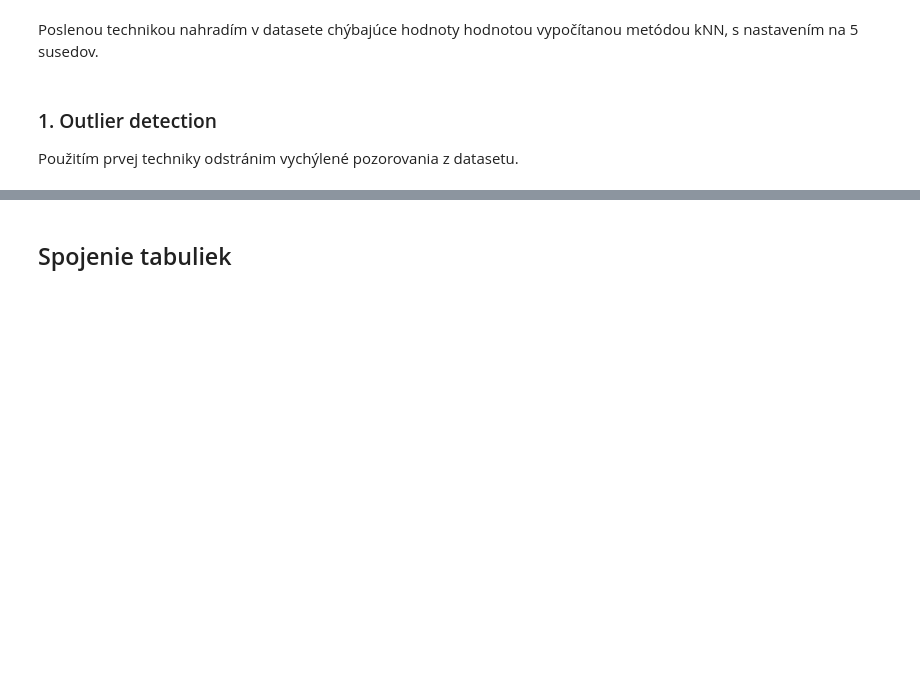
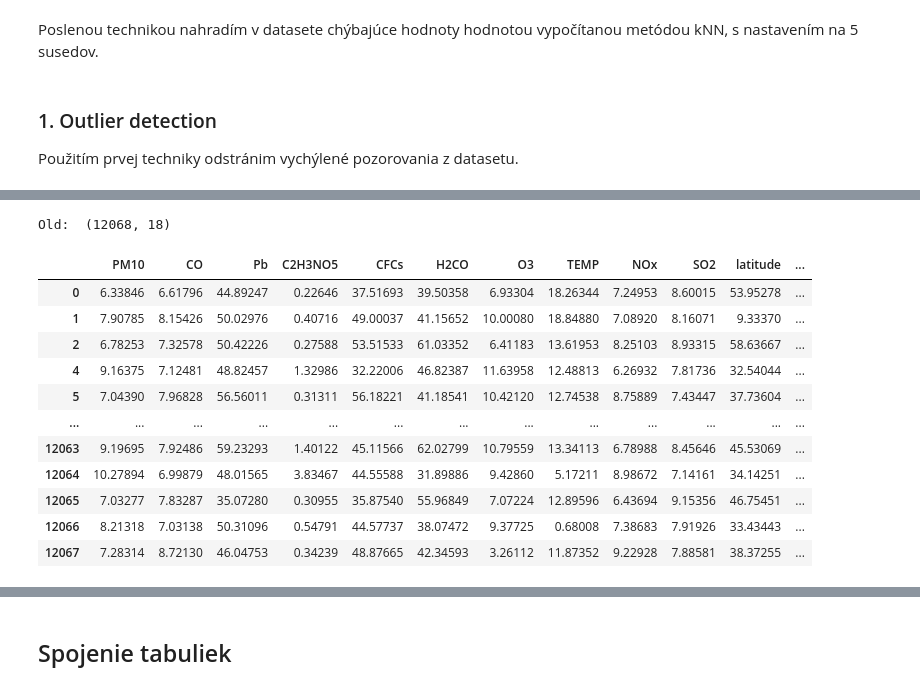
Before and after one commit to berny-29/IAU, a Jupyter notebook: project_2.ipynb, the cells around one changed output, grey strips where cells are left out. Saved outputs shown, nothing was run; the diff lists cells and outputs as text; code cells hidden in the pictures; blank space fills up the shorter version.

```diff
--- a/project_2.ipynb
+++ b/project_2.ipynb
@@ -117,19 +152,3 @@ Xtrans = imputer.transform(X)
 # %% [markdown]
 ### 1. Outlier detection
 Použitím prvej techniky odstránim vychýlené pozorovania z datasetu.
-# %%
-print("Old: ", measurements_data.shape)
-for col in measurements_data_out:
-    Q1 = np.percentile(measurements_data_out[col], 25, method = 'midpoint')
-    Q3 = np.percentile(measurements_data_out[col], 75, method = 'midpoint')
-    IQR = Q3 - Q1
-
-    upper = np.where(measurements_data_out[col] >= (Q3+1.5*IQR))
-    lower = np.where(measurements_data_out[col] <= (Q1-1.5*IQR))
-
-for i in range(len(upper)):
-    measurements_data_out.drop(upper[i], inplace = True)
-for j in range(len(lower)):
-    measurements_data_out.drop(lower[i], inplace = True)
-
-print("New: ", measurements_data.shape)
@@ -195,0 +155,64 @@ Users of the modes 'nearest', 'lower', 'higher', or 'midpoint' are encouraged to
+# %%
+measurements_data_out = measurements_data_knn.copy(deep=True)
+measurements_data_out_drop = measurements_data_knn.copy(deep=True)
+
+print("Old: ", measurements_data_out.shape)
+
+def identify_outliers(a):
+    lower = a.quantile(0.25) - 1.5 * stats.iqr(a)
+    upper = a.quantile(0.75) + 1.5 * stats.iqr(a)
+
+    return a[(a > upper) | (a < lower)]
+
+def get5_95(a):
+    lower = a.quantile(0.25) - 1.5 * stats.iqr(a)
+    upper = a.quantile(0.75) + 1.5 * stats.iqr(a)
+
+    return [lower, upper]
+
+
+measurements_outliers = {}
+measurements_5_95 = {}
+
+for column in chemicals:
+    measurements_outliers[column] = identify_outliers(measurements_data_out[column])
+    measurements_5_95[column] = get5_95(measurements_data_out[column])
+
+outliers = pd.DataFrame(data=measurements_outliers)
+
+# drop
+measurements_data_out_drop = measurements_data_out_drop.drop(outliers.index)
+display(measurements_data_out_drop)
+
+# nahradenie hraničnými hodnotami (5% / 95%)?
+for column in chemicals:
+    for u in outliers[column].loc[~outliers[column].isnull()]:
+        if u <= measurements_5_95[column][0]:
+            u = measurements_5_95[column][0]
+        else:
+            u = measurements_5_95[column][1]
+
+new_column_names=['latitude', 'longitude', 'warning']
+outliers = pd.DataFrame(outliers, columns=column_names_measurements)
+
+outliers = outliers.fillna(measurements_data_out)
+
+
+measurements_data_out.loc[outliers.index] = np.nan
+measurements_data_out = measurements_data_out.combine_first(outliers)
+
+measurements_data_out
+# %% [output]
+Old:  (12068, 18)
+|  | PM10 | CO | Pb | C2H3NO5 | CFCs | H2CO | O3 | TEMP | NOx | SO2 | latitude | ... |
+| 0 | 6.33846 | 6.61796 | 44.89247 | 0.22646 | 37.51693 | 39.50358 | 6.93304 | 18.26344 | 7.24953 | 8.60015 | 53.95278 | ... |
+| 1 | 7.90785 | 8.15426 | 50.02976 | 0.40716 | 49.00037 | 41.15652 | 10.00080 | 18.84880 | 7.08920 | 8.16071 | 9.33370 | ... |
+| 2 | 6.78253 | 7.32578 | 50.42226 | 0.27588 | 53.51533 | 61.03352 | 6.41183 | 13.61953 | 8.25103 | 8.93315 | 58.63667 | ... |
+| 4 | 9.16375 | 7.12481 | 48.82457 | 1.32986 | 32.22006 | 46.82387 | 11.63958 | 12.48813 | 6.26932 | 7.81736 | 32.54044 | ... |
+| 5 | 7.04390 | 7.96828 | 56.56011 | 0.31311 | 56.18221 | 41.18541 | 10.42120 | 12.74538 | 8.75889 | 7.43447 | 37.73604 | ... |
+| ... | ... | ... | ... | ... | ... | ... | ... | ... | ... | ... | ... | ... |
+| 12063 | 9.19695 | 7.92486 | 59.23293 | 1.40122 | 45.11566 | 62.02799 | 10.79559 | 13.34113 | 6.78988 | 8.45646 | 45.53069 | ... |
+| 12064 | 10.27894 | 6.99879 | 48.01565 | 3.83467 | 44.55588 | 31.89886 | 9.42860 | 5.17211 | 8.98672 | 7.14161 | 34.14251 | ... |
+| 12065 | 7.03277 | 7.83287 | 35.07280 | 0.30955 | 35.87540 | 55.96849 | 7.07224 | 12.89596 | 6.43694 | 9.15356 | 46.75451 | ... |
+| 12066 | 8.21318 | 7.03138 | 50.31096 | 0.54791 | 44.57737 | 38.07472 | 9.37725 | 0.68008 | 7.38683 | 7.91926 | 33.43443 | ... |
+| 12067 | 7.28314 | 8.72130 | 46.04753 | 0.34239 | 48.87665 | 42.34593 | 3.26112 | 11.87352 | 9.22928 | 7.88581 | 38.37255 | ... |
```
Also changed, not shown: parts of 13 cells of this notebook, 1 other file.
